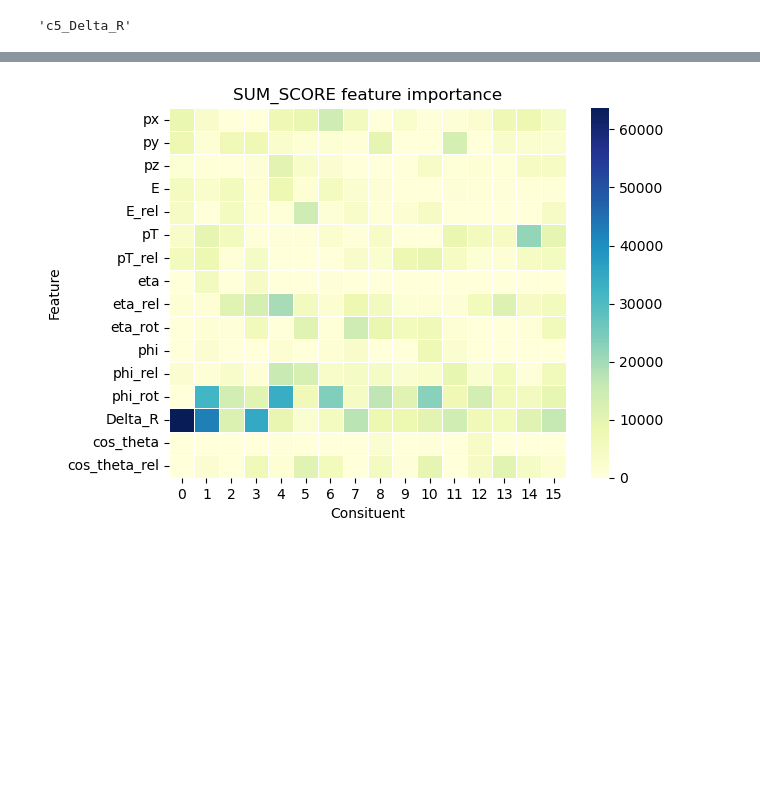
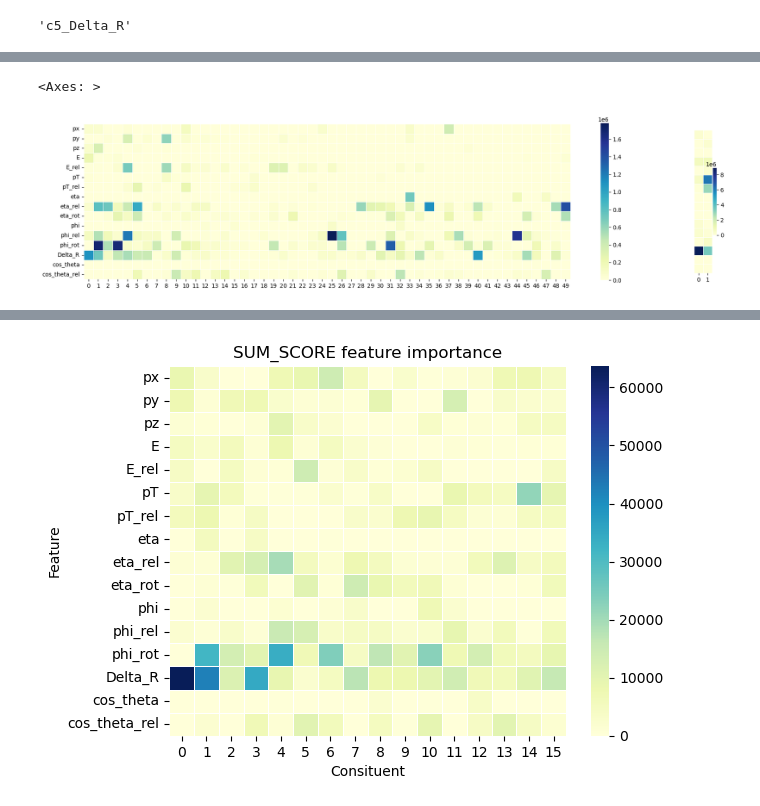
Before and after one commit to andygoliver/Masters_BDT, a Jupyter notebook: plot_feature_importance.ipynb, the cells around one changed output, grey strips where cells are left out. Drawn from its saved outputs; the diff is of its cells as text; code cells hidden in the pictures; blank space fills up the shorter version.

```diff
--- a/plot_feature_importance.ipynb
+++ b/plot_feature_importance.ipynb
@@ -247,0 +379,12 @@ import seaborn as sns
+# %%
+
+fig = plt.figure(figsize=(20,5))
+ax1 = plt.subplot2grid((16,52), (0,0), colspan=50, rowspan=16)
+ax2 = plt.subplot2grid((16,52), (0,50), colspan=2, rowspan=16)
+
+sns.heatmap(feature_rankings, ax=ax1, cmap="YlGnBu", linewidth=0.5, yticklabels = feature_labels, square = True)
+
+sns.heatmap(full_agg_feature_rankings, ax=ax2,  cmap="YlGnBu", linewidth=0.5, yticklabels = False, square = True)
+# %% [output]
+<Axes: >
+[figure, added]
```
Also changed, not shown: parts of 17 cells of this notebook, 4 other files.
